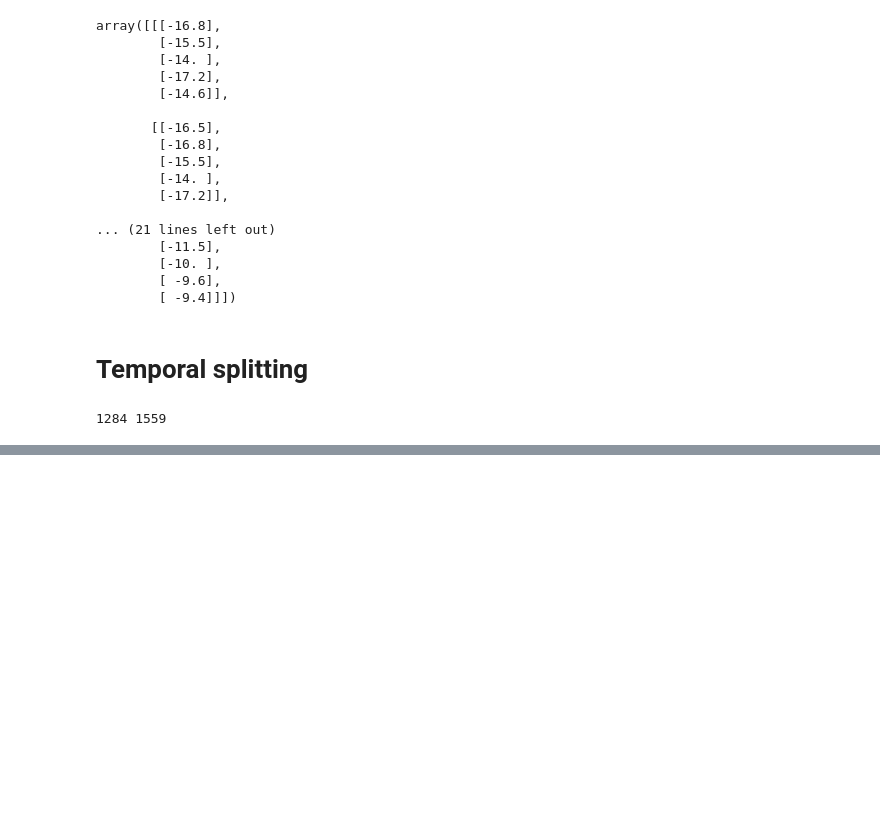
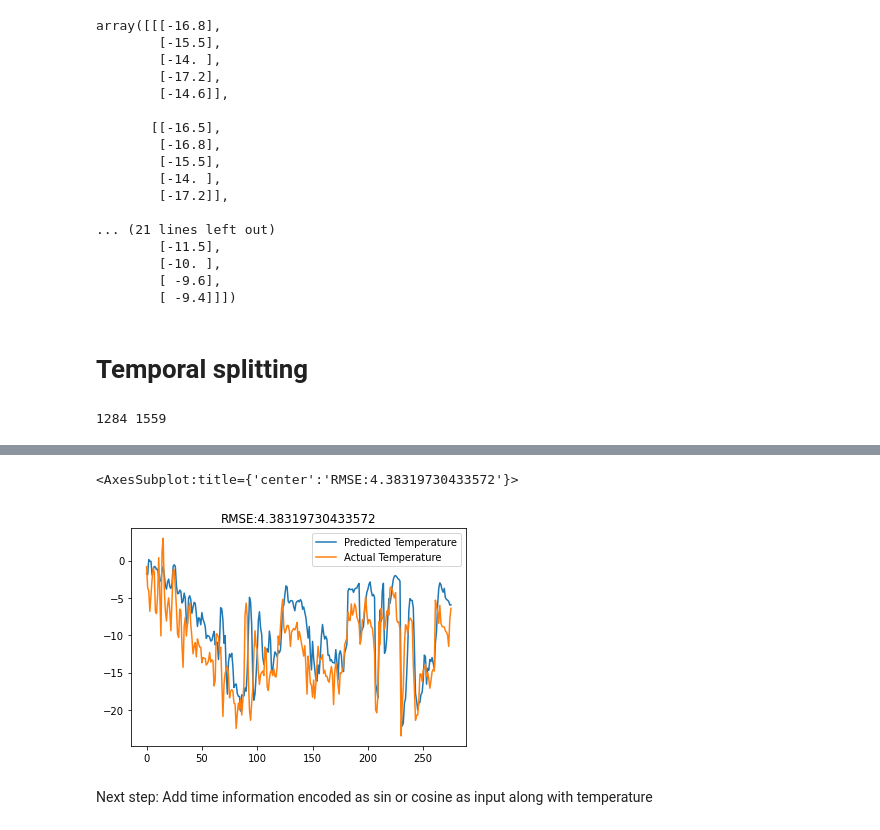
Before and after one commit to arun-kumar-c-s/Multivariate_Time_Series_Forecasting_Using_LSTM, a Jupyter notebook: main.ipynb, the cells around one changed output, grey strips where cells are left out. Cells and saved outputs as stored; diff of their text form; code cells hidden in the pictures; blank space fills up the shorter version.

```diff
--- a/main.ipynb
+++ b/main.ipynb
@@ -228,0 +350,7 @@ X_test, y_test = X[cv_test_split_idx:], y[cv_test_split_idx:]
+# %%
+predicted_test_df.plot(title = f"RMSE:{mean_squared_error(predicted_test_df['Actual Temperature'], predicted_test_df['Predicted Temperature'], squared=False)}")
+# %% [output]
+<AxesSubplot:title={'center':'RMSE:4.38319730433572'}>
+[figure, added]
+# %% [markdown]
+Next step: Add time information encoded as sin or cosine as input along with temperature
```
Also changed, not shown: parts of 14 cells of this notebook, 1 other file.
